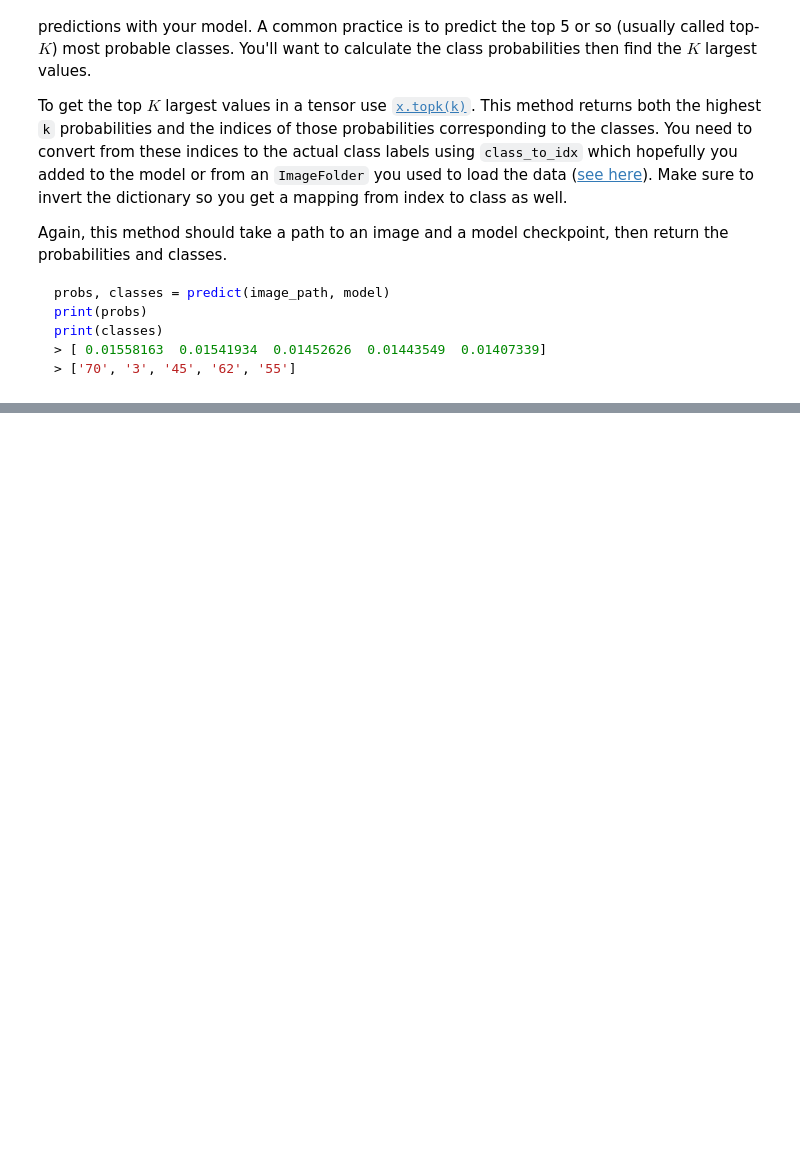
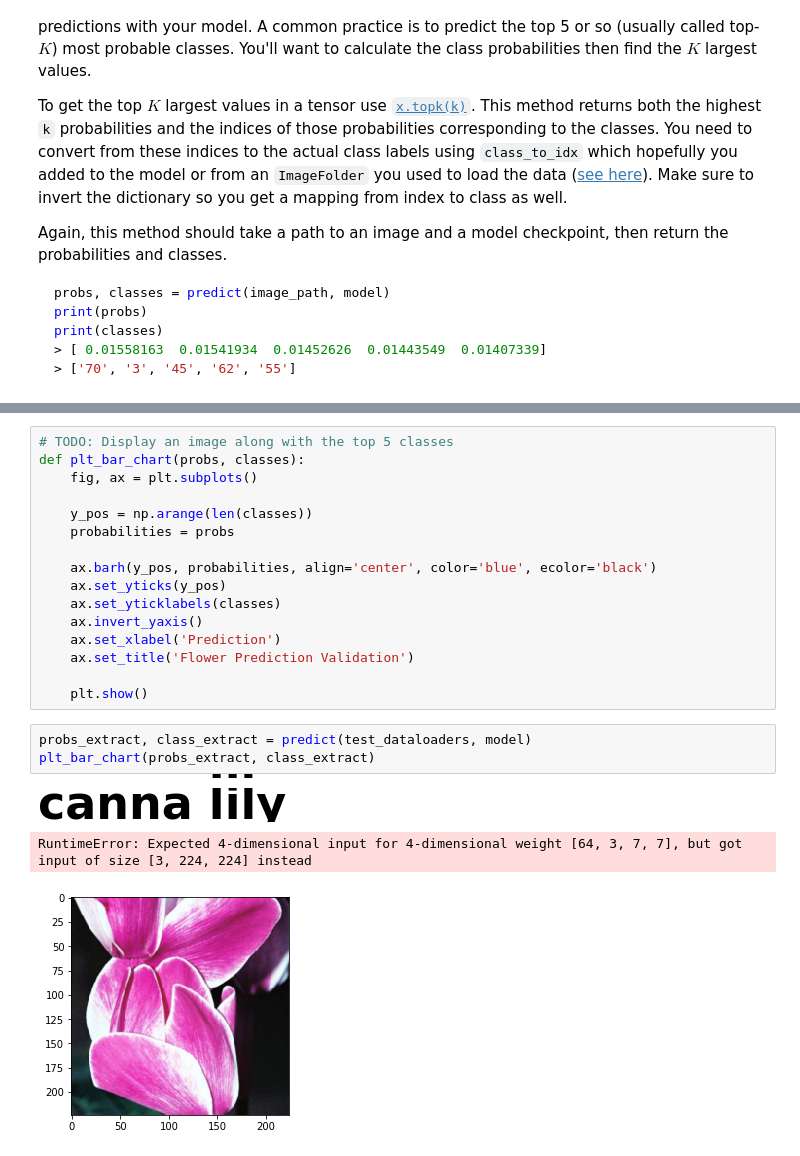
Before and after one commit to samlexrod/flower_classifier_project, a Jupyter notebook: Image Classifier Project.ipynb, the cells around one changed output, grey strips where cells are left out. Drawn from its saved outputs; the diff is of its cells as text; blank space fills up the shorter version.

```diff
--- a/Image Classifier Project.ipynb
+++ b/Image Classifier Project.ipynb
@@ -284,0 +347,23 @@ You can convert from the class integer encoding to actual flower names with the
+# %%
+# TODO: Display an image along with the top 5 classes
+def plt_bar_chart(probs, classes):
+    fig, ax = plt.subplots()
+
+    y_pos = np.arange(len(classes))
+    probabilities = probs
+
+    ax.barh(y_pos, probabilities, align='center', color='blue', ecolor='black')
+    ax.set_yticks(y_pos)
+    ax.set_yticklabels(classes)
+    ax.invert_yaxis()
+    ax.set_xlabel('Prediction')
+    ax.set_title('Flower Prediction Validation')
+
+    plt.show()
+# %%
+probs_extract, class_extract = predict(test_dataloaders, model)
+plt_bar_chart(probs_extract, class_extract)
+# %% [output]
+canna lily
+RuntimeError: Expected 4-dimensional input for 4-dimensional weight [64, 3, 7, 7], but got input of size [3, 224, 224] instead
+[figure, added]
```
Also changed, not shown: parts of 11 cells of this notebook, 1 other file.
